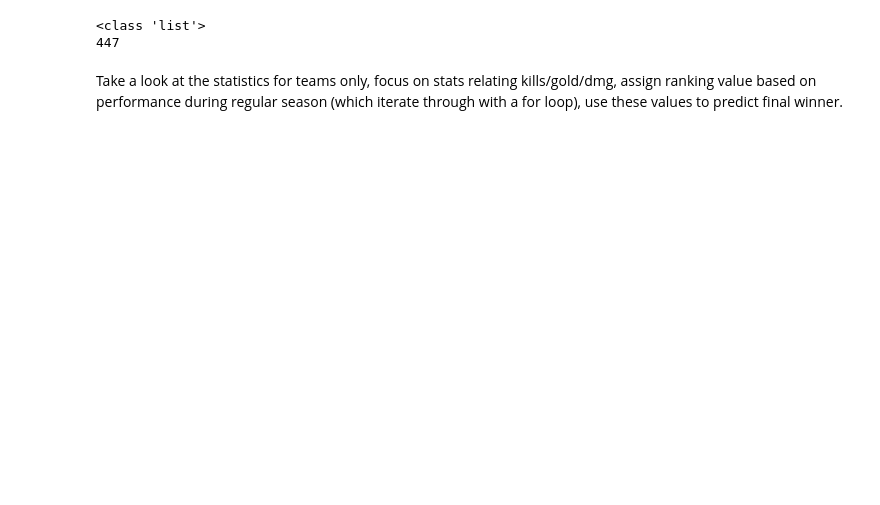
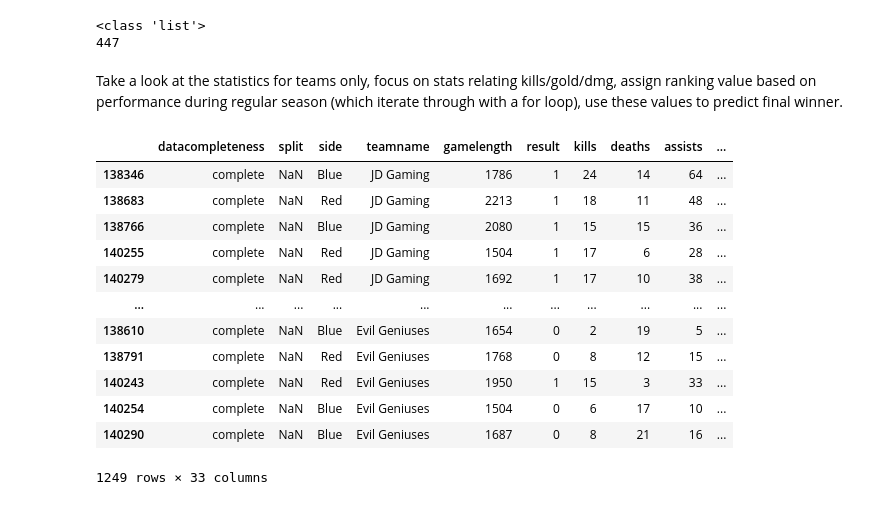
Before and after one commit to HJLQuQ/CMSE202-League, a Jupyter notebook: league/data_init.ipynb, the cells around one changed output. Cells and saved outputs as stored; diff of their text form; code cells hidden in the pictures; blank space fills up the shorter version.

```diff
--- a/league/data_init.ipynb
+++ b/league/data_init.ipynb
@@ -97,3 +84,21 @@ print(partial)
 447
 # %% [markdown]
 Take a look at the statistics for teams only, focus on stats relating kills/gold/dmg, assign ranking value based on performance during regular season (which iterate through with a for loop), use these values to predict final winner.
+# %%
+data = df3[df3["datacompleteness"]== "complete"]
+# %%
+data
+# %% [output]
+|  | datacompleteness | split | side | teamname | gamelength | result | kills | deaths | assists | ... |
+| 138346 | complete | NaN | Blue | JD Gaming | 1786 | 1 | 24 | 14 | 64 | ... |
+| 138683 | complete | NaN | Red | JD Gaming | 2213 | 1 | 18 | 11 | 48 | ... |
+| 138766 | complete | NaN | Blue | JD Gaming | 2080 | 1 | 15 | 15 | 36 | ... |
+| 140255 | complete | NaN | Red | JD Gaming | 1504 | 1 | 17 | 6 | 28 | ... |
+| 140279 | complete | NaN | Red | JD Gaming | 1692 | 1 | 17 | 10 | 38 | ... |
+| ... | ... | ... | ... | ... | ... | ... | ... | ... | ... | ... |
+| 138610 | complete | NaN | Blue | Evil Geniuses | 1654 | 0 | 2 | 19 | 5 | ... |
+| 138791 | complete | NaN | Red | Evil Geniuses | 1768 | 0 | 8 | 12 | 15 | ... |
+| 140243 | complete | NaN | Red | Evil Geniuses | 1950 | 1 | 15 | 3 | 33 | ... |
+| 140254 | complete | NaN | Blue | Evil Geniuses | 1504 | 0 | 6 | 17 | 10 | ... |
+| 140290 | complete | NaN | Blue | Evil Geniuses | 1687 | 0 | 8 | 21 | 16 | ... |
+1249 rows × 33 columns
```
Also changed, not shown: parts of 6 cells of this notebook, 5 other files.
